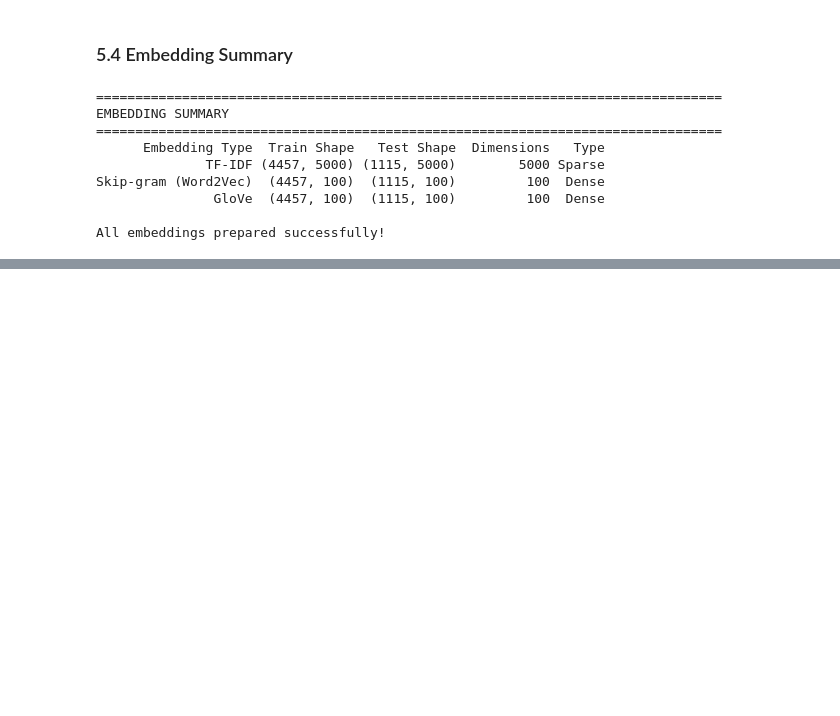
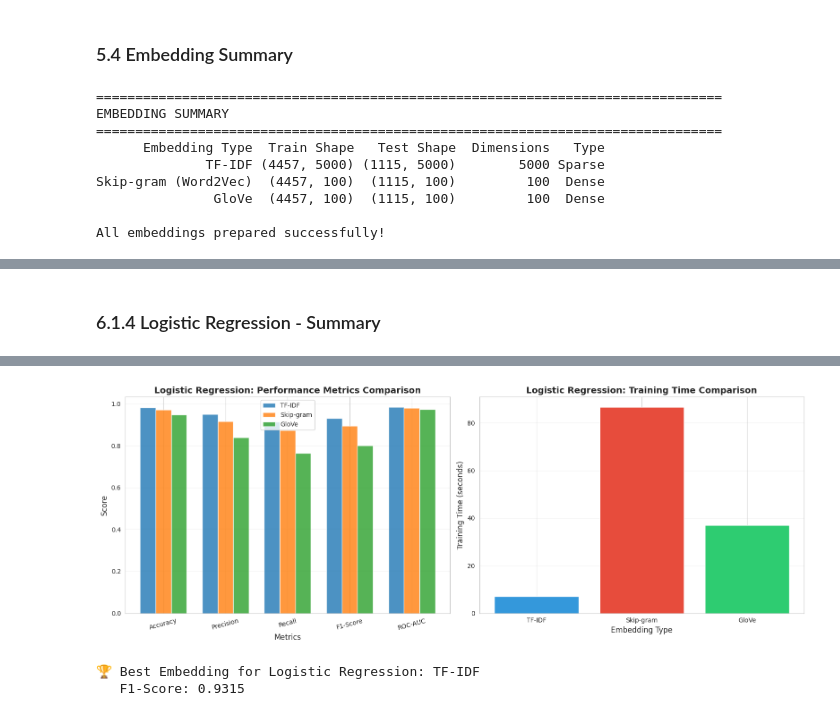
Before and after one commit to ernesteNtezirizaza/Group6-Text-Classification-Assignment, a Jupyter notebook: notebook/spam_classification_analysis.ipynb, the cells around one changed output, grey strips where cells are left out. Saved outputs shown, nothing was run; the diff lists cells and outputs as text; code cells hidden in the pictures; blank space fills up the shorter version.

```diff
--- a/notebook/spam_classification_analysis.ipynb
+++ b/notebook/spam_classification_analysis.ipynb
@@ -882,0 +1145,77 @@ All embeddings prepared successfully!
+# %% [markdown]
+### 6.1.4 Logistic Regression - Summary
+# %%
+# Summary of Logistic Regression results
+lr_summary = pd.DataFrame({
+    'Embedding': ['TF-IDF', 'Skip-gram', 'GloVe'],
+    'Accuracy': [
+        results_lr_tfidf['accuracy'],
+        results_lr_skipgram['accuracy'],
+        results_lr_glove['accuracy']
+    ],
+    'Precision': [
+        results_lr_tfidf['precision'],
+        results_lr_skipgram['precision'],
+        results_lr_glove['precision']
+    ],
+    'Recall': [
+        results_lr_tfidf['recall'],
+        results_lr_skipgram['recall'],
+        results_lr_glove['recall']
+    ],
+    'F1-Score': [
+        results_lr_tfidf['f1'],
+        results_lr_skipgram['f1'],
+        results_lr_glove['f1']
+    ],
+    'ROC-AUC': [
+        results_lr_tfidf['roc_auc'],
+        results_lr_skipgram['roc_auc'],
+        results_lr_glove['roc_auc']
+    ],
+    'Training Time (s)': [
+        results_lr_tfidf['training_time'],
+        results_lr_skipgram['training_time'],
+        results_lr_glove['training_time']
+    ]
+})
+
+print("\n" + "="*100)
+print("LOGISTIC REGRESSION - COMPARATIVE RESULTS")
+print("="*100)
+print(lr_summary.to_string(index=False))
+
+# Visualization of results
+fig, axes = plt.subplots(1, 2, figsize=(16, 6))
+
+# Performance metrics comparison
+metrics = ['Accuracy', 'Precision', 'Recall', 'F1-Score', 'ROC-AUC']
+x = np.arange(len(metrics))
+width = 0.25
+
+axes[0].bar(x - width, lr_summary.iloc[0][1:6], width, label='TF-IDF', alpha=0.8)
+axes[0].bar(x, lr_summary.iloc[1][1:6], width, label='Skip-gram', alpha=0.8)
+axes[0].bar(x + width, lr_summary.iloc[2][1:6], width, label='GloVe', alpha=0.8)
+axes[0].set_xlabel('Metrics', fontsize=12)
+axes[0].set_ylabel('Score', fontsize=12)
+axes[0].set_title('Logistic Regression: Performance Metrics Comparison', fontsize=14, fontweight='bold')
+axes[0].set_xticks(x)
+axes[0].set_xticklabels(metrics, rotation=15)
+axes[0].legend()
+axes[0].grid(axis='y', alpha=0.3)
+
+# Training time comparison
+axes[1].bar(lr_summary['Embedding'], lr_summary['Training Time (s)'], color=['#3498db', '#e74c3c', '#2ecc71'])
+axes[1].set_xlabel('Embedding Type', fontsize=12)
+axes[1].set_ylabel('Training Time (seconds)', fontsize=12)
+axes[1].set_title('Logistic Regression: Training Time Comparison', fontsize=14, fontweight='bold')
+axes[1].grid(axis='y', alpha=0.3)
+
+plt.tight_layout()
+plt.show()
+
+# Best performing embedding for Logistic Regression
+best_f1_idx = lr_summary['F1-Score'].idxmax()
+print(f"\n🏆 Best Embedding for Logistic Regression: {lr_summary.iloc[best_f1_idx]['Embedding']}")
+print(f"   F1-Score: {lr_summary.iloc[best_f1_idx]['F1-Score']:.4f}")
+# %% [output]
@@ -882,0 +1229,3 @@ All embeddings prepared successfully!
+[figure, added]
+🏆 Best Embedding for Logistic Regression: TF-IDF
+   F1-Score: 0.9315
```
Also changed, not shown: parts of 52 cells of this notebook.
